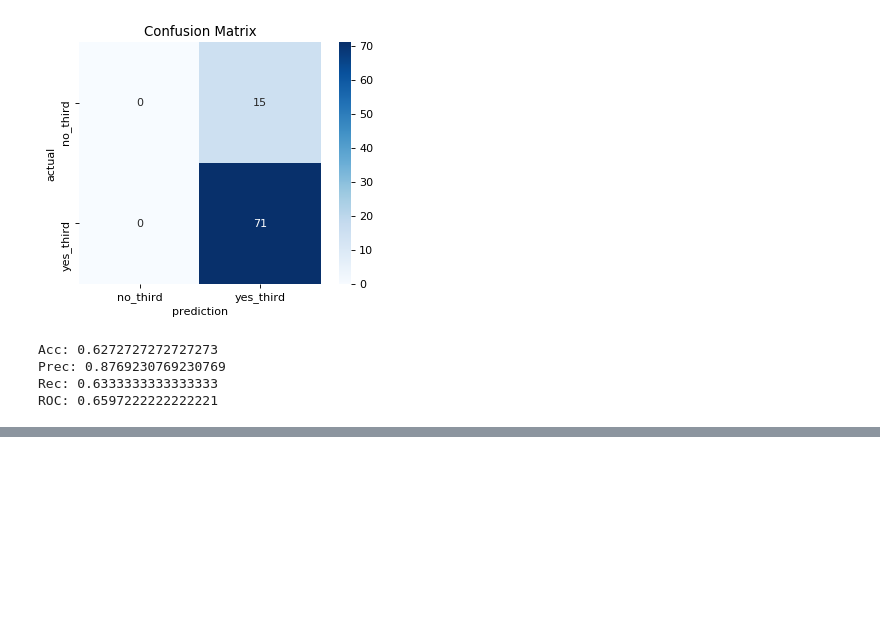
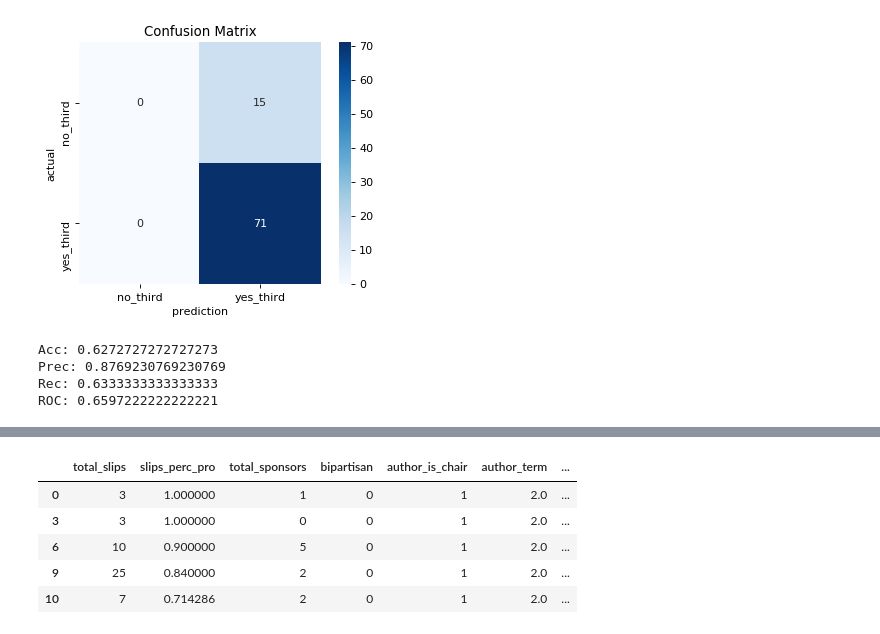
Before and after one commit to willyraedy/pass_or_not, a Jupyter notebook: notebook/Normal/EnsembleModels_Dems.ipynb, the cells around one changed output, grey strips where cells are left out. Drawn from its saved outputs; the diff is of its cells as text; code cells hidden in the pictures; blank space fills up the shorter version.

```diff
--- a/notebook/Normal/EnsembleModels_Dems.ipynb
+++ b/notebook/Normal/EnsembleModels_Dems.ipynb
@@ -960,0 +979,19 @@ NameError: name 'y_preds_proba' is not defined
+# %%
+prod_data = with_extra.copy()[hearing_features + leg_features + author_features + ['third_reading']]
+prod_X, prod_y = prod_data.drop(columns=['third_reading']), prod_data.third_reading
+
+sclf = StackingClassifier(**{
+    'classifiers': [hearing_pipe, author_pipe, leg_pipe],
+    'meta_classifier': LogisticRegression(C=100, penalty='l2'),
+    'use_probas': True,
+    'average_probas': False,
+})
+
+ros = RandomOverSampler(random_state=42)
+X_prod_os, y_prod_os = ros.fit_sample(prod_X, prod_y)
+
+X_prod_os = pd.DataFrame(X_prod_os, columns=prod_X.columns)
+sclf.fit(X_prod_os, y_prod_os)
+
+with open('../../viz/flask_app/finalModel.pickle', 'wb') as write_file:
+    pickle.dump(sclf, write_file)
@@ -960,0 +1008,9 @@ NameError: name 'y_preds_proba' is not defined
+# %%
+prod_data.head()
+# %% [output]
+|  | total_slips | slips_perc_pro | total_sponsors | bipartisan | author_is_chair | author_term | ... |
+| 0 | 3 | 1.000000 | 1 | 0 | 1 | 2.0 | ... |
+| 3 | 3 | 1.000000 | 0 | 0 | 1 | 2.0 | ... |
+| 6 | 10 | 0.900000 | 5 | 0 | 1 | 2.0 | ... |
+| 9 | 25 | 0.840000 | 2 | 0 | 1 | 2.0 | ... |
+| 10 | 7 | 0.714286 | 2 | 0 | 1 | 2.0 | ... |
```
Also changed, not shown: parts of 5 cells of this notebook, 3 other files.
